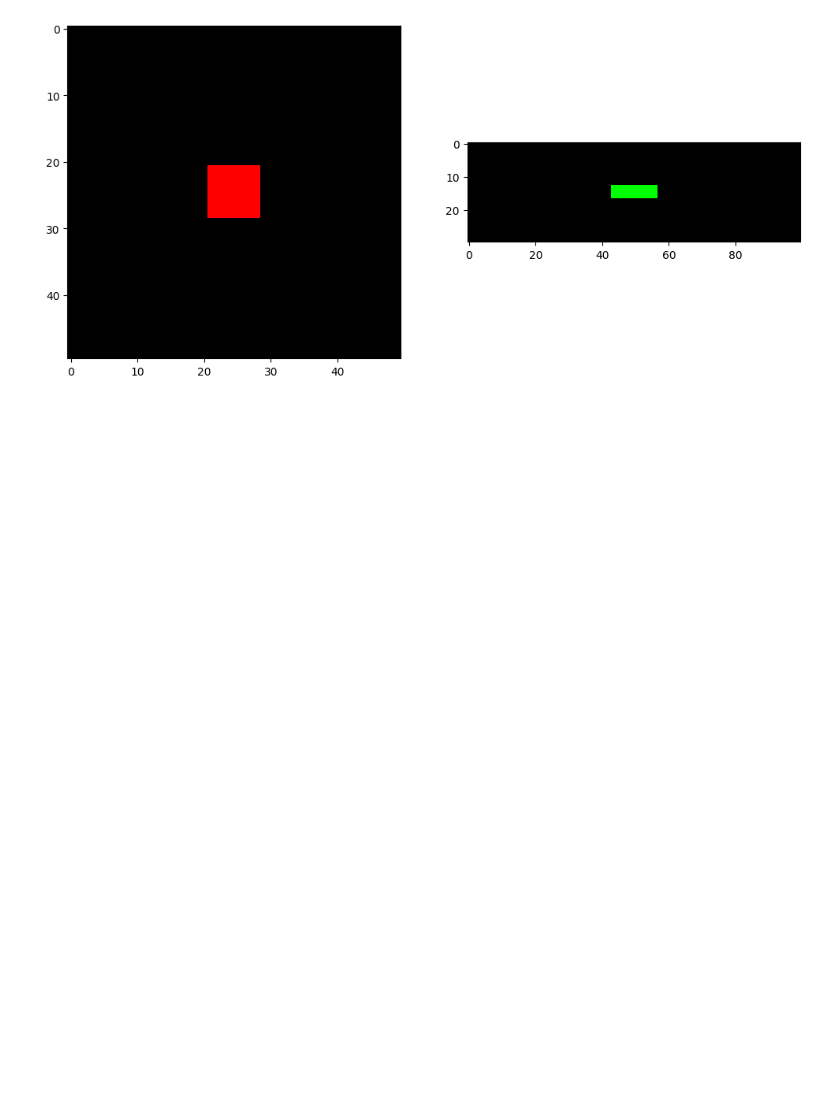
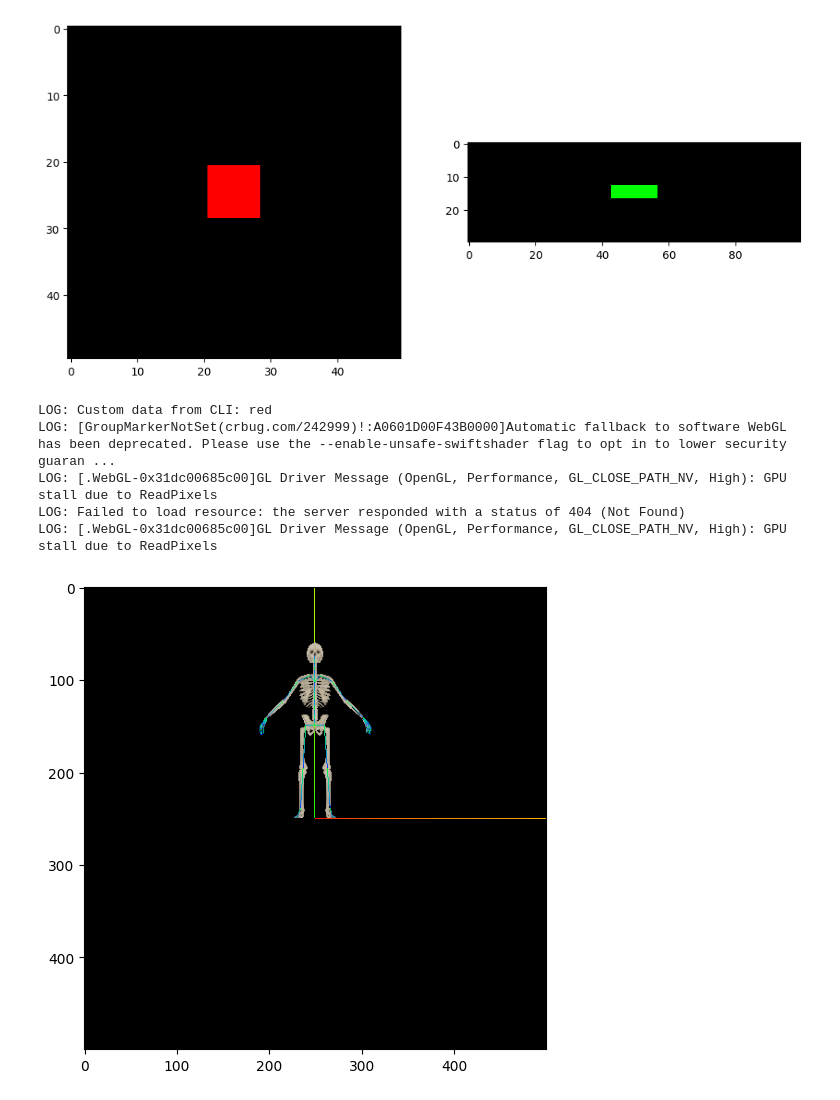
Before and after one commit to Ioann44/webrtc-cv-public, a Jupyter notebook: headless-render/render-test.ipynb, the cells around one changed output. Cells and saved outputs as stored; diff of their text form; code cells hidden in the pictures; blank space fills up the shorter version.

Commit message:
Skeleton render

```diff
--- a/headless-render/render-test.ipynb
+++ b/headless-render/render-test.ipynb
@@ -39,3 +39,13 @@ img_array2 = render.render_threejs_scene_to_numpy(100, 30, "not_red")
 show(img_array, img_array2)
 # %% [output]
 [figure]
+# %%
+img_array = render.render_threejs_scene_to_numpy(500, 500, "red", print_err=True)
+show(img_array)
+# %% [output]
+LOG: Custom data from CLI: red
+LOG: [GroupMarkerNotSet(crbug.com/242999)!:A0601D00F43B0000]Automatic fallback to software WebGL has been deprecated. Please use the --enable-unsafe-swiftshader flag to opt in to lower security guaran ...
+LOG: [.WebGL-0x31dc00685c00]GL Driver Message (OpenGL, Performance, GL_CLOSE_PATH_NV, High): GPU stall due to ReadPixels
+LOG: Failed to load resource: the server responded with a status of 404 (Not Found)
+LOG: [.WebGL-0x31dc00685c00]GL Driver Message (OpenGL, Performance, GL_CLOSE_PATH_NV, High): GPU stall due to ReadPixels
+[figure, added]
```
Also changed, not shown: 2 other files.
